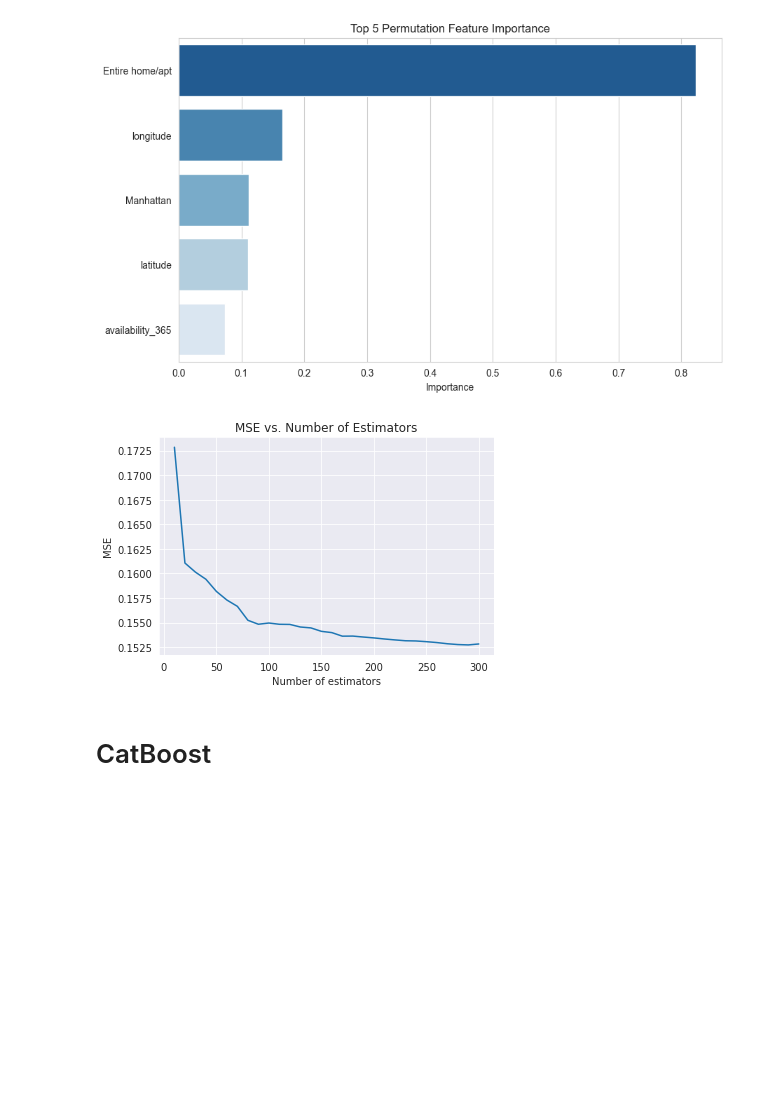
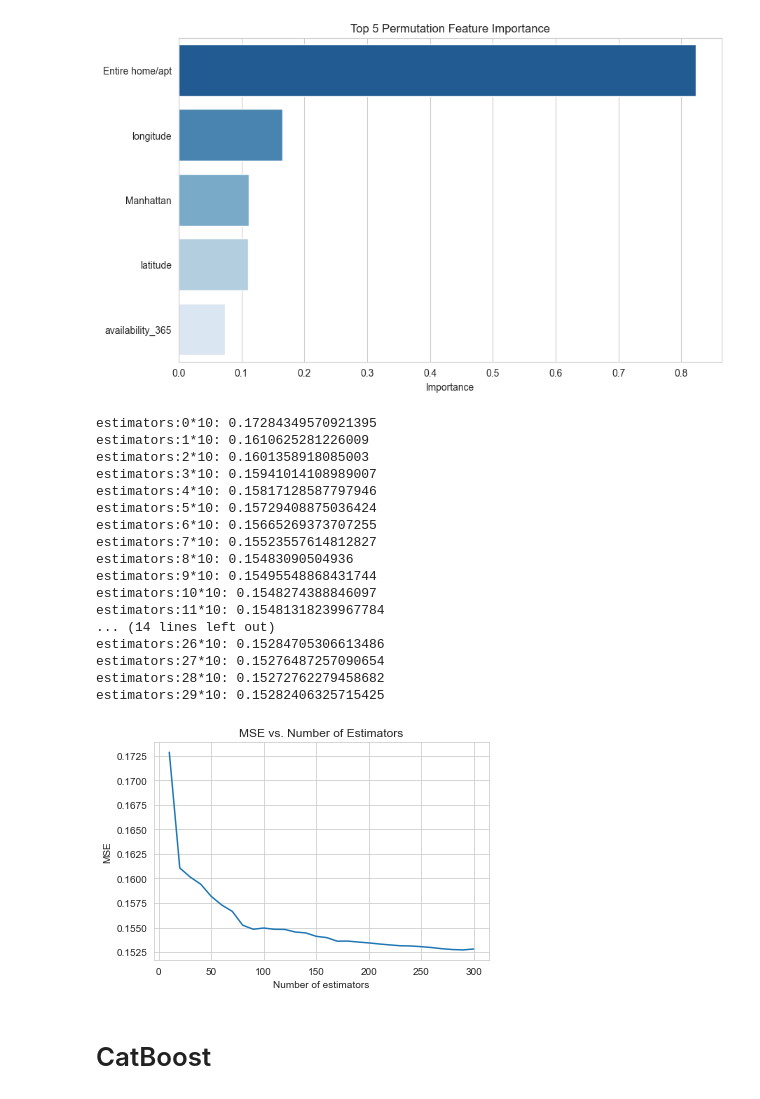
Before and after one commit to yasminahobeika/Decision_Tree_Implementation_From_Scratch, a Jupyter notebook: AirBnb/Models.ipynb, the cells around one changed output. Saved outputs shown, nothing was run; the diff lists cells and outputs as text; code cells hidden in the pictures; blank space fills up the shorter version.

```diff
--- a/AirBnb/Models.ipynb
+++ b/AirBnb/Models.ipynb
@@ -273,30 +273,47 @@ plt.show()
 # %%
 ##This shows that from N_estimators 300, the mse stabilizes.
 N = 30
 mse = np.zeros(N)
 
 for i in range(N):
     X_train, X_test, y_train, y_test = train_test_split(df2[features], target, test_size=0.2, random_state=10)
-    reg = BaggingRegressor(estimator=DecisionTreeRegressor(),
+    reg = BaggingRegressor(DecisionTreeRegressor(),
                             max_samples=1.0,
                             max_features=1.0,
                             n_estimators=(i+1)*10,
                             bootstrap=True,
                             bootstrap_features=True,
                             random_state=42)
     reg.fit(X_train, y_train)
     y_pred = reg.predict(X_test)
     mse[i] = mean_squared_error(y_test, y_pred)
     print(f'estimators:{i}*10:',mse[i])
 
 
 plt.plot([10*(i+1) for i in range(30)], mse)
 plt.xlabel("Number of estimators")
 plt.ylabel("MSE")
 plt.title("MSE vs. Number of Estimators")
 plt.show()
 # %% [output]
+estimators:0*10: 0.17284349570921395
+estimators:1*10: 0.1610625281226009
+estimators:2*10: 0.1601358918085003
+estimators:3*10: 0.15941014108989007
+estimators:4*10: 0.15817128587797946
+estimators:5*10: 0.15729408875036424
+estimators:6*10: 0.15665269373707255
+estimators:7*10: 0.15523557614812827
+estimators:8*10: 0.15483090504936
+estimators:9*10: 0.15495548868431744
+estimators:10*10: 0.1548274388846097
+estimators:11*10: 0.15481318239967784
+... (14 lines left out)
+estimators:26*10: 0.15284705306613486
+estimators:27*10: 0.15276487257090654
+estimators:28*10: 0.15272762279458682
+estimators:29*10: 0.15282406325715425
-[figure, old version]
+[figure, new version]
 # %% [markdown]
 # CatBoost
 # %%
```
Also changed, not shown: parts of 1 cell of this notebook.
